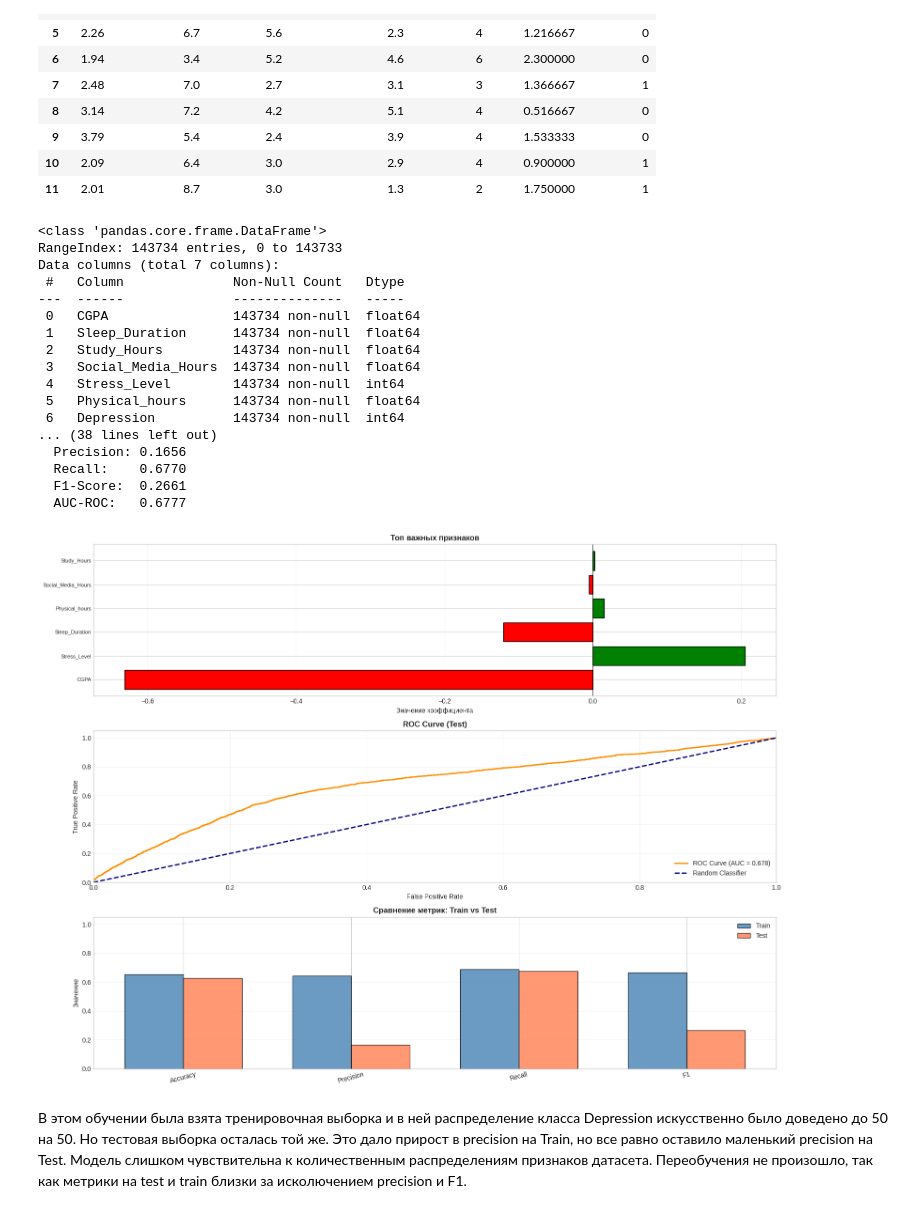
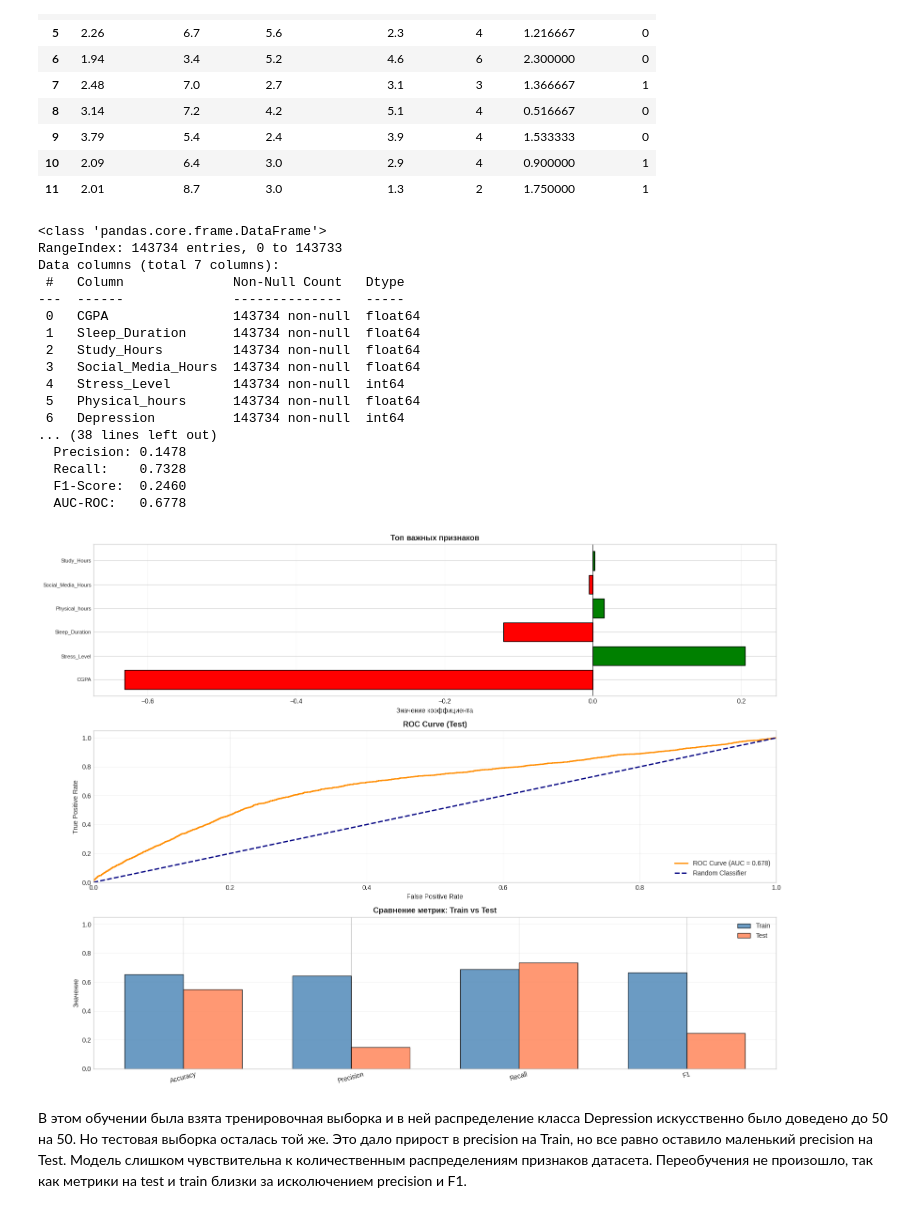
Before and after one commit to TaySon-7/APEX-Analytics, a Jupyter notebook: lab1.ipynb, the cells around one changed output. Cells and saved outputs as stored; diff of their text form; code cells hidden in the pictures.

```diff
--- a/lab1.ipynb
+++ b/lab1.ipynb
@@ -676,7 +676,7 @@ print(df_merged[df_merged["Depression"] == 1])
 
 scaler = StandardScaler()
 X_train_scaled = scaler.fit_transform(X_train)
-X_test_scaled = scaler.transform(X_test)
+X_test_scaled = scaler.fit_transform(X_test)
 epochs = 9
 model = LogisticRegression(
     class_weight='balanced',
@@ -750,38 +750,38 @@ width = 0.35
 train_vals = [train_metrics['Accuracy'], train_metrics['Precision'], train_metrics['Recall'], train_metrics['F1']]
 test_vals = [test_metrics['Accuracy'], test_metrics['Precision'], test_metrics['Recall'], test_metrics['F1']]
 
 train_vals = [train_metrics['Accuracy'], train_metrics['Precision'], train_metrics['Recall'], train_metrics['F1']]
 test_vals = [test_metrics['Accuracy'], test_metrics['Precision'], test_metrics['Recall'], test_metrics['F1']]
 
 ax3.bar(x_pos - width/2, train_vals, width, label='Train', alpha=0.8, edgecolor='black', color='steelblue')
 ax3.bar(x_pos + width/2, test_vals, width, label='Test', alpha=0.8, edgecolor='black', color='coral')
 ax3.set_xticks(x_pos)
 ax3.set_xticklabels(metrics_names, rotation=15)
 ax3.set_ylabel('Значение', fontsize=10)
 ax3.set_title('Сравнение метрик: Train vs Test', fontsize=12, fontweight='bold')
 ax3.set_ylim(0, 1.05)
 ax3.legend()
 ax3.grid(True, alpha=0.3, axis='y')
 plt.tight_layout()
 # %% [output]
 <class 'pandas.core.frame.DataFrame'>
 RangeIndex: 143734 entries, 0 to 143733
 Data columns (total 7 columns):
  #   Column              Non-Null Count   Dtype
 ---  ------              --------------   -----
  0   CGPA                143734 non-null  float64
  1   Sleep_Duration      143734 non-null  float64
  2   Study_Hours         143734 non-null  float64
  3   Social_Media_Hours  143734 non-null  float64
  4   Stress_Level        143734 non-null  int64
  5   Physical_hours      143734 non-null  float64
  6   Depression          143734 non-null  int64
 ... (38 lines left out)
-  Precision: 0.1656
-  Recall:    0.6770
-  F1-Score:  0.2661
-  AUC-ROC:   0.6777
+  Precision: 0.1478
+  Recall:    0.7328
+  F1-Score:  0.2460
+  AUC-ROC:   0.6778
-[figure, old version]
+[figure, new version]
 # %% [markdown]
 В этом обучении была взята тренировочная выборка и в ней распределение класса Depression искусственно было доведено до 50 на 50. Но тестовая выборка осталась той же. Это дало прирост в precision на Train, но все равно оставило маленький precision на Test. Модель слишком чувствительна к количественным распределениям признаков датасета. Переобучения не произошло, так как метрики на test и train близки за исколючением precision и F1.
 # %% [markdown]
```
Also changed, not shown: parts of 2 cells of this notebook.
